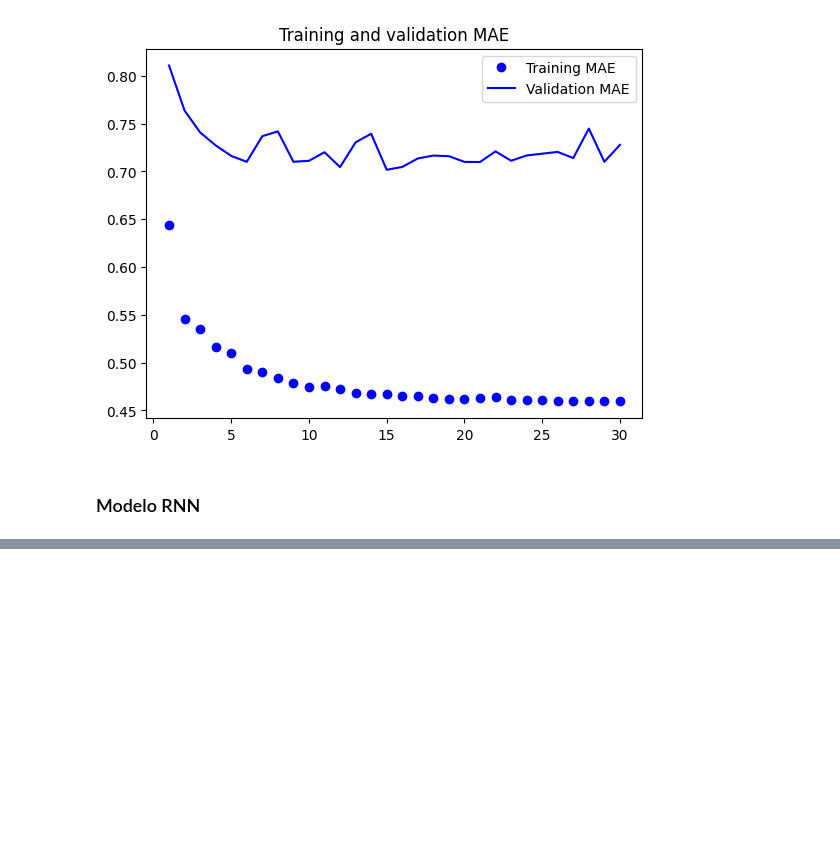
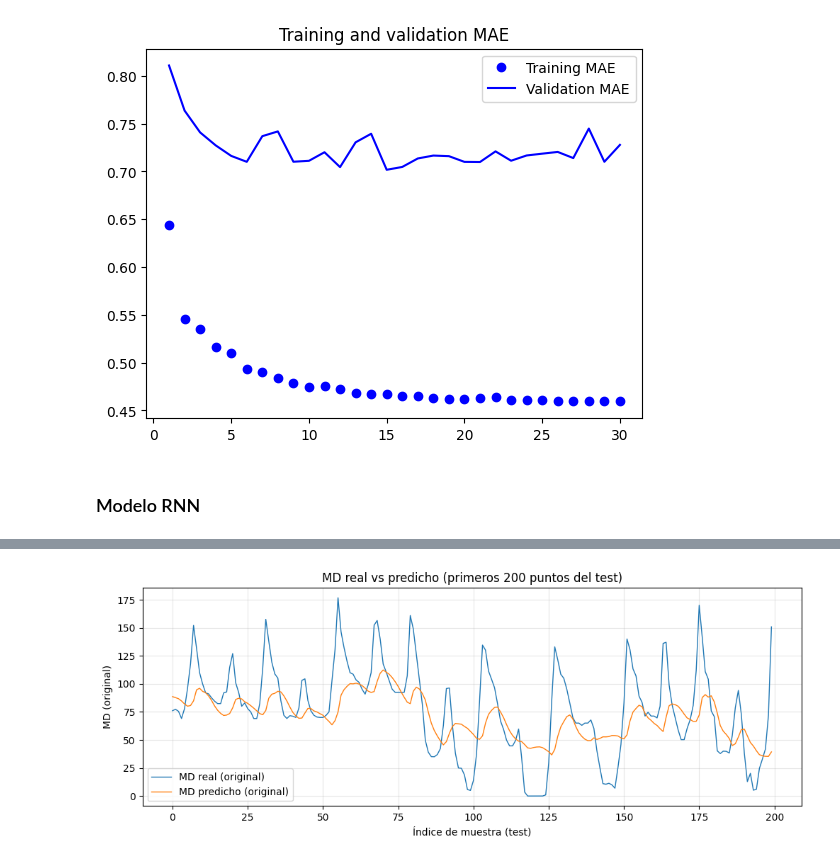
Before and after one commit to JaimeNavs9/proyecto_prediccion_MD, a Jupyter notebook: modelo_deep_learning.ipynb, the cells around one changed output, grey strips where cells are left out. Cells and saved outputs as stored; diff of their text form; code cells hidden in the pictures; blank space fills up the shorter version.

```diff
--- a/modelo_deep_learning.ipynb
+++ b/modelo_deep_learning.ipynb
@@ -293,0 +315,99 @@ KeyboardInterrupt:
+# %%
+# ---------- 1) Recolectar y_true escalado desde test_ds ----------
+# test_ds debe devolver (X_batch, y_batch)
+y_true_batches = []
+for _, yb in test_ds:
+    # si yb es TensorFlow Tensor, convertir a numpy
+    y_true_batches.append(yb.numpy() if hasattr(yb, "numpy") else yb)
+y_true_scaled = np.concatenate(y_true_batches, axis=0)
+
+# Normalizar dims
+if y_true_scaled.ndim == 1:
+    y_true_scaled = y_true_scaled.reshape(-1, 1)
+
+# ---------- 2) Obtener predicciones escaladas ----------
+y_pred_scaled = model.predict(test_ds)
+if y_pred_scaled.ndim == 1:
+    y_pred_scaled = y_pred_scaled.reshape(-1, 1)
+
+# ---------- 3) Alinear shapes si es necesario ----------
+# Si el modelo predice single-step (col=1) y los targets son multi-horizon (col>1),
+# por defecto comparo la predicción con el primer horizonte (col 0).
+if y_pred_scaled.shape != y_true_scaled.shape:
+    if y_pred_scaled.shape[1] == 1 and y_true_scaled.shape[1] > 1:
+        print("Aviso: modelo single-step vs targets multi-horizon -> compararé con el primer horizonte (col 0).")
+        y_true_comp_scaled = y_true_scaled[:, 0].reshape(-1, 1)
+        y_pred_comp_scaled = y_pred_scaled
+    else:
+        raise ValueError(f"Shapes incompatibles: y_pred {y_pred_scaled.shape} vs y_true {y_true_scaled.shape}")
+else:
+    y_true_comp_scaled = y_true_scaled
+    y_pred_comp_scaled = y_pred_scaled
+
+# ---------- 4) Invertir el escalado para MD usando el StandardScaler que definiste ----------
+# Asumimos que 'scaler' existe y que 'features' contiene 'MD'
+try:
+    md_idx = features.index('MD')
+except Exception:
+    md_idx = 0
+    print(f"Advertencia: no encontré 'MD' en 'features'. Uso md_idx={md_idx} (ajusta si es necesario).")
+
+# Obtener media y escala desde el StandardScaler
+try:
+    mean_md = float(scaler.mean_[md_idx])
+    scale_md = float(scaler.scale_[md_idx])
+except Exception as e:
+    raise RuntimeError("No he podido leer scaler.mean_ / scaler.scale_. Asegúrate de que 'scaler' exista y sea un StandardScaler fit() correctamente.") from e
+
+def invert_md(arr_scaled):
+    """Invertir escalado MD: orig = scaled * scale + mean
+       arr_scaled: array (N, H) o (N,1) -> devuelve mismo shape
+    """
+    return arr_scaled * scale_md + mean_md
+
+y_true_orig = invert_md(y_true_comp_scaled)
+y_pred_orig = invert_md(y_pred_comp_scaled)
+
+# ---------- 5) Métricas en escala original ----------
+eps = 1e-8
+def mape_np(a, b):
+    return np.mean(np.abs((a - b) / (np.abs(a) + eps))) * 100
+
+y_t = y_true_orig.ravel()
+y_p = y_pred_orig.ravel()
+
+mae_val = mean_absolute_error(y_t, y_p)
+rmse_val = math.sqrt(mean_squared_error(y_t, y_p))
+mape_val = mape_np(y_t, y_p)
+
+print("Métricas (escala original de MD):")
+print(f"MAE  = {mae_val:.4f}")
+print(f"RMSE = {rmse_val:.4f}")
+print(f"MAPE = {mape_val:.2f}%")
+
+# ---------- 6) Visualizaciones ----------
+# 6.1 Serie temporal comparada: primeros N puntos
+N = 200
+N = min(N, len(y_t))
+plt.figure(figsize=(12,4))
+plt.plot(np.arange(N), y_t[:N], label="MD real (original)", linewidth=1)
+plt.plot(np.arange(N), y_p[:N], label="MD predicho (original)", linewidth=1)
+plt.title(f"MD real vs predicho (primeros {N} puntos del test)")
+plt.xlabel("Índice de muestra (test)")
+plt.ylabel("MD (original)")
+plt.legend()
+plt.grid(alpha=0.3)
+plt.show()
+
+# 6.2 Parity plot
+plt.figure(figsize=(6,6))
+plt.scatter(y_t, y_p, s=8, alpha=0.6)
+mn = min(y_t.min(), y_p.min())
+mx = max(y_t.max(), y_p.max())
+plt.plot([mn, mx], [mn, mx], "r--", linewidth=1)
+plt.xlabel("MD real (original)")
+plt.ylabel("MD predicho (original)")
+plt.title("Parity plot")
+plt.grid(alpha=0.3)
+plt.show()
+# %% [output]
@@ -293,0 +420 @@ KeyboardInterrupt:
+[figure, added]
```
Also changed, not shown: parts of 11 cells of this notebook, 4 other files.
